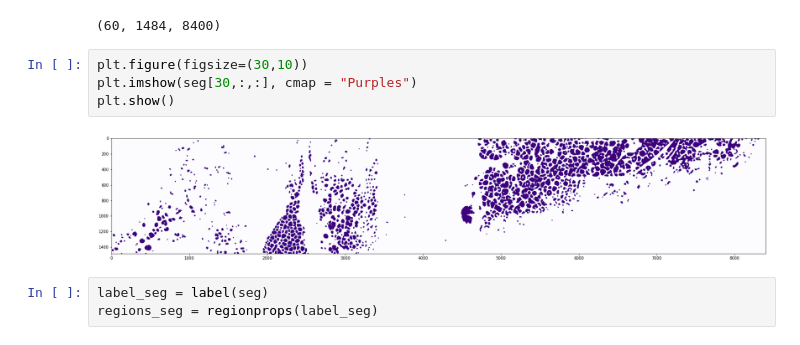
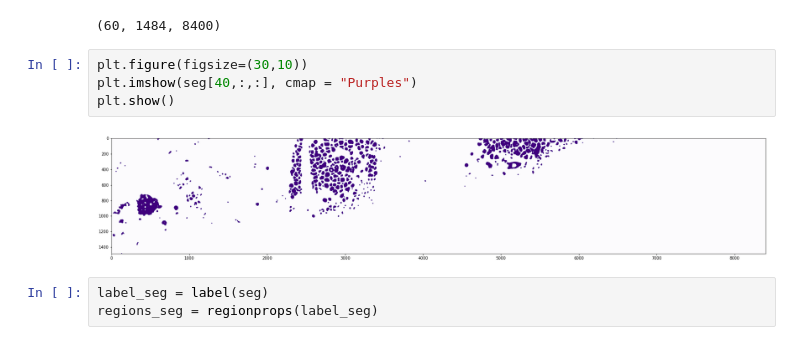
Before and after one commit to DarioMoed/RESTORE, a Jupyter notebook: 3D_Segmentation.ipynb, the cells around one changed output. Saved outputs shown, nothing was run; the diff lists cells and outputs as text.

```diff
--- a/3D_Segmentation.ipynb
+++ b/3D_Segmentation.ipynb
@@ -23,10 +23,10 @@ np.shape(seg)
 (60, 1484, 8400)
 # %%
 plt.figure(figsize=(30,10))
-plt.imshow(seg[30,:,:], cmap = "Purples")
+plt.imshow(seg[40,:,:], cmap = "Purples")
 plt.show()
 # %% [output]
-[figure, old version]
+[figure, new version]
 # %%
 label_seg = label(seg)
 regions_seg = regionprops(label_seg)
```
Also changed, not shown: parts of 11 cells of this notebook, 1 other file.
